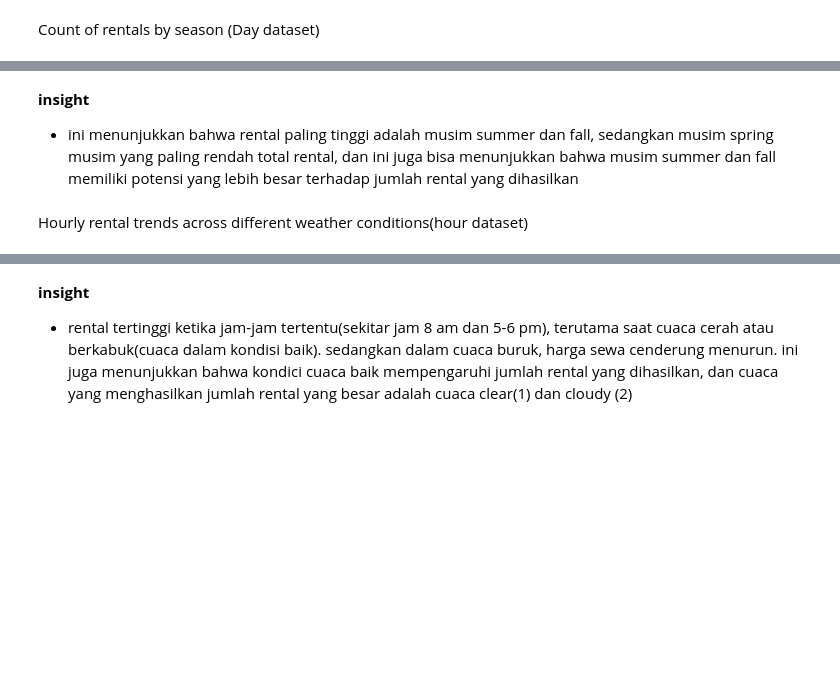
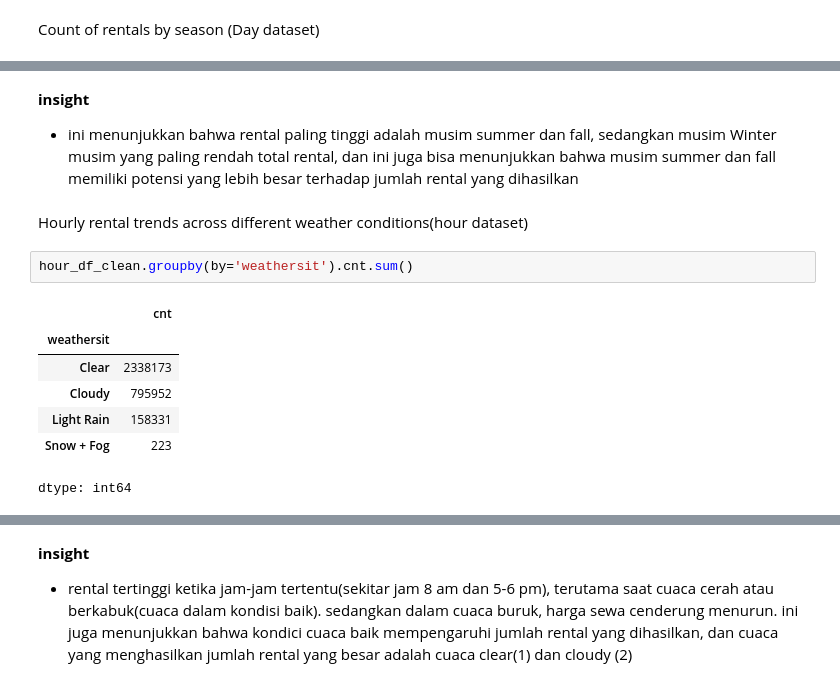
Before and after one commit to roihan165/proyek_akhir, a Jupyter notebook: Proyek_Analisis_Data.ipynb, the cells around one changed output, grey strips where cells are left out. Drawn from its saved outputs; the diff is of its cells as text; blank space fills up the shorter version.

```diff
--- a/Proyek_Analisis_Data.ipynb
+++ b/Proyek_Analisis_Data.ipynb
@@ -182,7 +210,17 @@ Passing `palette` without assigning `hue` is deprecated and will be removed in v
 [figure]
 # %% [markdown]
 **insight**
-- ini menunjukkan bahwa rental paling tinggi adalah musim summer dan fall, sedangkan musim spring musim yang paling rendah total rental, dan ini juga bisa menunjukkan bahwa musim summer dan fall memiliki potensi yang lebih besar terhadap jumlah rental yang dihasilkan
+- ini menunjukkan bahwa rental paling tinggi adalah musim summer dan fall, sedangkan musim Winter musim yang paling rendah total rental, dan ini juga bisa menunjukkan bahwa musim summer dan fall memiliki potensi yang lebih besar terhadap jumlah rental yang dihasilkan
 # %% [markdown]
 Hourly rental trends across different weather conditions(hour dataset)
+# %%
+hour_df_clean.groupby(by='weathersit').cnt.sum()
+# %% [output]
+|  | cnt |
+| weathersit |  |
+| Clear | 2338173 |
+| Cloudy | 795952 |
+| Light Rain | 158331 |
+| Snow + Fog | 223 |
+dtype: int64
 # %%
```
Also changed, not shown: parts of 6 cells of this notebook.
